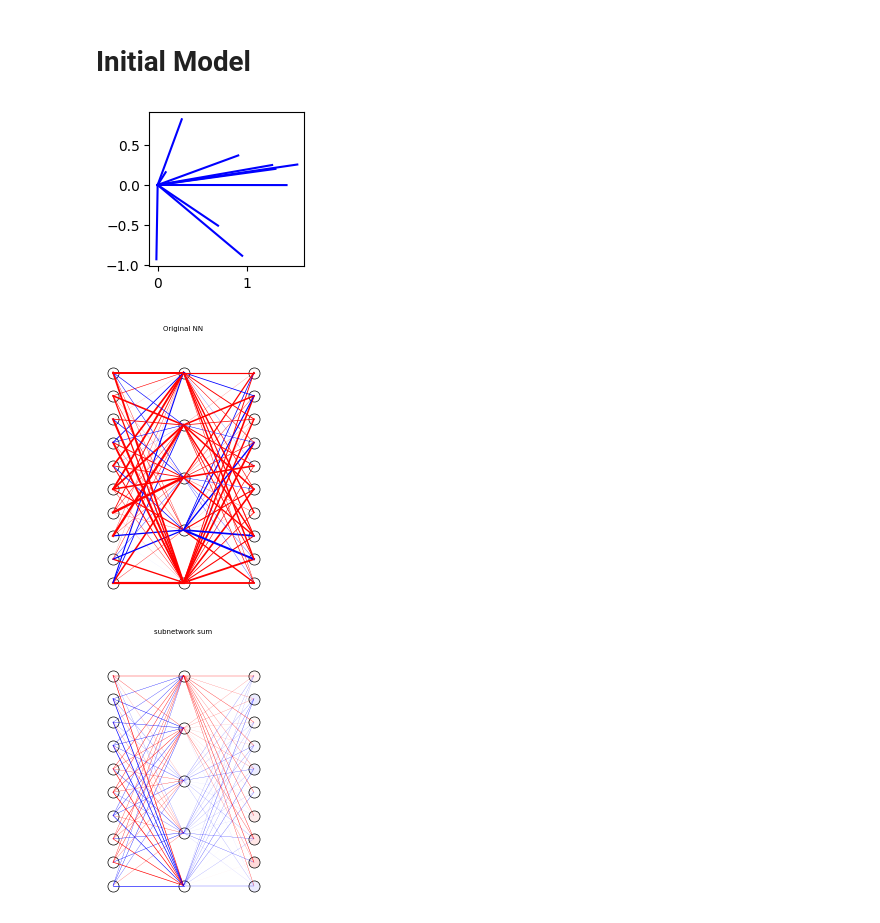
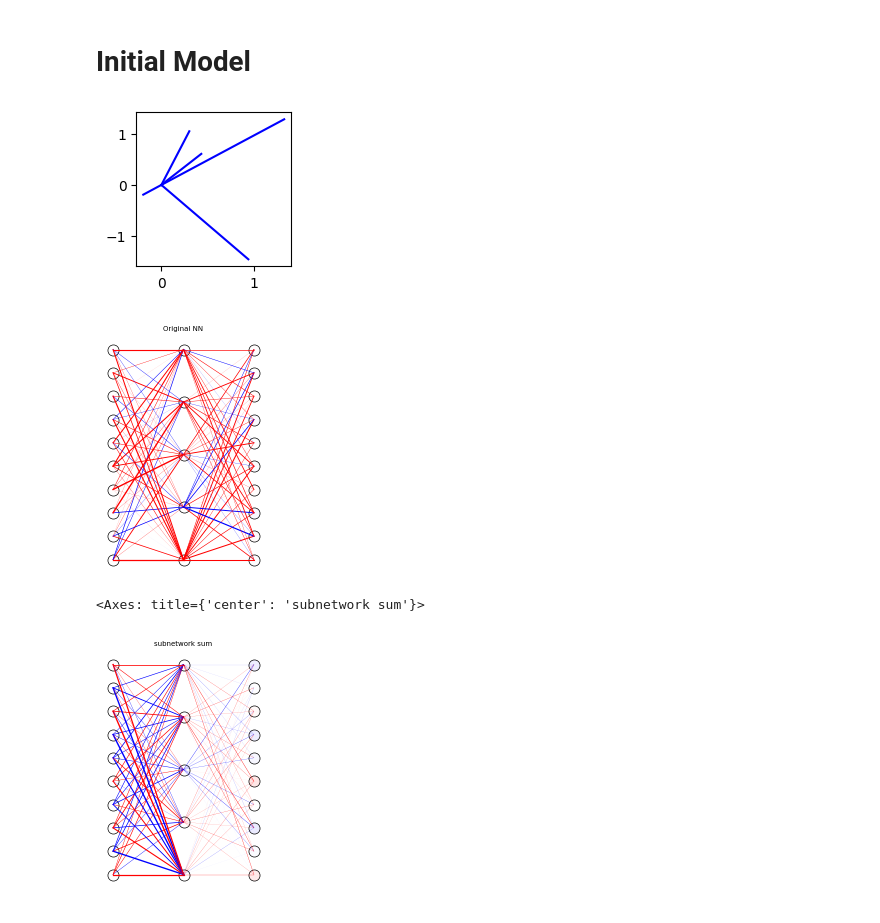
Before and after one commit to briannachrisman/eigenestimation, a Jupyter notebook: notebooks/tm2_circuit_superposition.ipynb, the cells around one changed output. Drawn from its saved outputs; the diff is of its cells as text; code cells hidden in the pictures.

Commit message:
automatnig figures for paper and tracking activations

```diff
--- a/notebooks/tm2_circuit_superposition.ipynb
+++ b/notebooks/tm2_circuit_superposition.ipynb
@@ -28,15 +28,15 @@ eigenmodel = torch.load(eigenmodel_path)
 # %%
 # Load TMS model
 
 # Plot TMS representations.
-en = copy.deepcopy(model.W_in).detach().cpu().numpy().transpose()
+en = copy.deepcopy(model.W_out).detach().cpu().numpy().transpose()
 
 plt.figure(figsize=(2,2))
 for i in range(en.shape[1]):
   plt.plot([0, en[0,i]], [0,en[1,i]], 'b-')
 plt.show()
 # %% [output]
-[figure, old version]
+[figure, new version]
 # %%
 model_params = dict(model.named_parameters())
 weights = {k:v for k,v in model_params.items() if 'b' not in k}
@@ -45,11 +45,12 @@ weights = {str(i):v.transpose(0,1) for i,v in enumerate(weights.values())}
 biases = {k:v for k,v in model_params.items() if 'b' in k}
 biases = {str(i+1):v for i,v in enumerate(biases.values())}
 
-f = DrawNeuralNetwork(weights, biases, "Original NN")
+f, ax = plt.subplots(figsize=(2,3))
+DrawNeuralNetwork(weights, biases, "Original NN", ax=ax)
 # Save figure
 f.savefig(f'../figures/{figure_names.circuit_superposition}/original_nn.svg', transparent=True, bbox_inches='tight')
 # %% [output]
-[figure, old version]
+[figure, new version]
 # %%
 checkpoint = torch.load(eigenmodel_path)
 eigenmodel = checkpoint['model']
@@ -62,7 +63,9 @@ weights = {str(i):v for i,v in enumerate(weights.values())}
 biases = {k:v for k,v in model_params.items() if 'b' in k}
 biases = {str(i+1):v for i,v in enumerate(biases.values())}
 
-figs = DrawNeuralNetwork(weights, biases, title='subnetwork sum')
+f, ax = plt.subplots(figsize=(2,3))
+DrawNeuralNetwork(weights, biases, title='subnetwork sum', ax=ax)
 # %% [output]
+<Axes: title={'center': 'subnetwork sum'}>
-[figure, old version]
+[figure, new version]
 # %%
```
Also changed, not shown: parts of 2 cells of this notebook, 19 other files.
